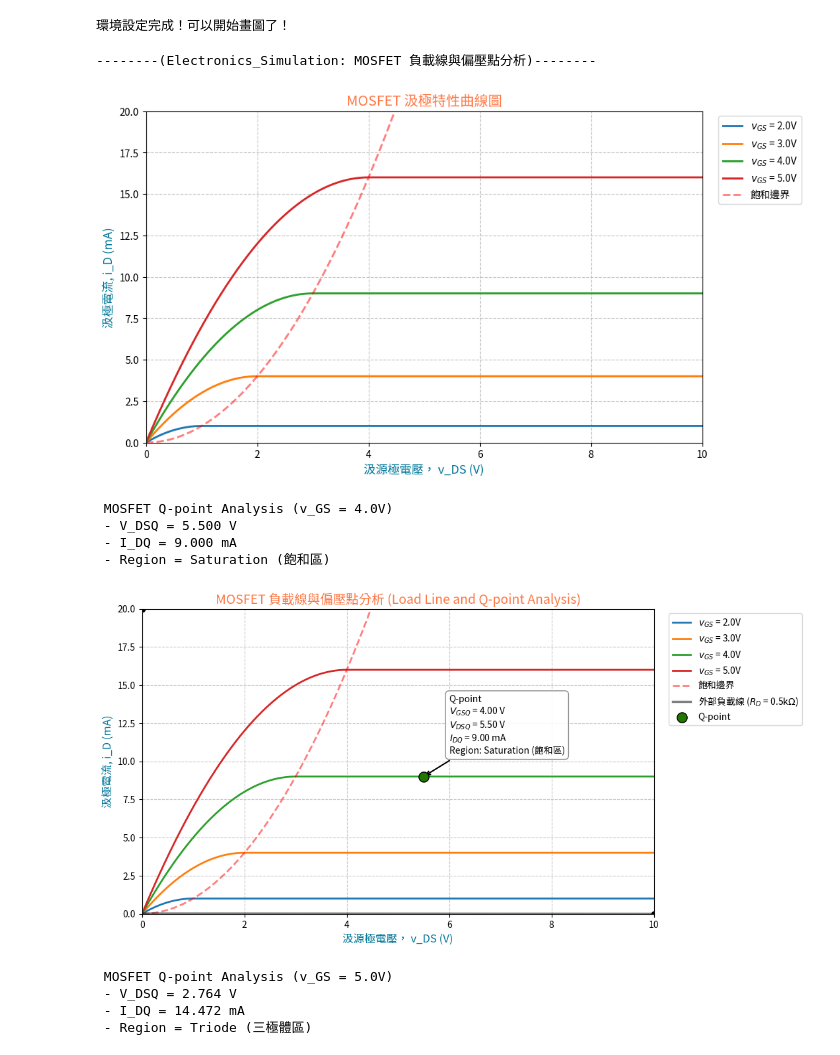
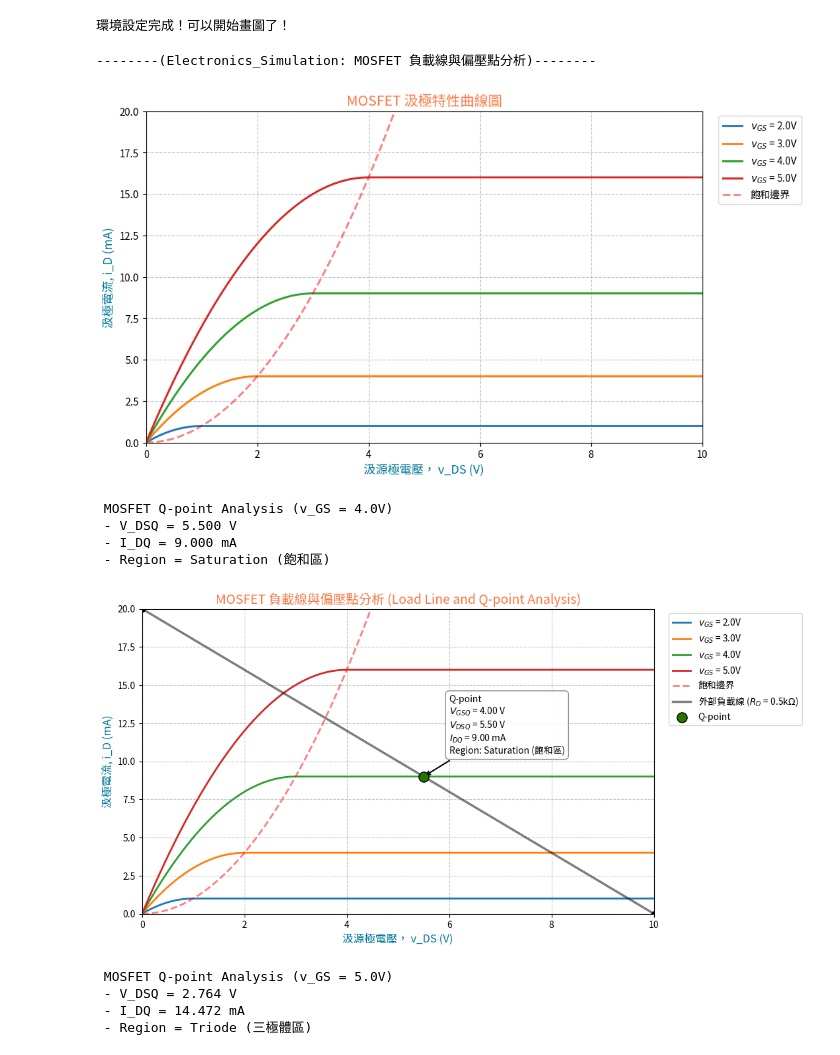
Before and after one commit to u9828057/Python_Practice, a Jupyter notebook: Electronics_with_Python/Electronics_Simulation_08_29_MOSFET_負載線與偏壓點分析.ipynb, the cells around one changed output. Drawn from its saved outputs; the diff is of its cells as text; code cells hidden in the pictures.

```diff
--- a/Electronics_with_Python/Electronics_Simulation_08_29_MOSFET_負載線與偏壓點分析.ipynb
+++ b/Electronics_with_Python/Electronics_Simulation_08_29_MOSFET_負載線與偏壓點分析.ipynb
@@ -69,7 +69,7 @@ def plot_mosfet_analysis(show_loadline=False, v_GS_Q=4.0):
   if show_loadline:
 
     # --- A. 繪製外部負載線 ---
-    i_D_loadline = (V_DD - v_DS)/R_D
+    i_D_loadline = (V_DD - v_DS)/R_D * 1000
 
     plt.plot(v_DS, i_D_loadline, "k-",
         label=rf"外部負載線 ($R_D$ = {R_D/1000:.1f}k$\Omega$)",
@@ -175,34 +175,34 @@ def plot_mosfet_analysis(show_loadline=False, v_GS_Q=4.0):
 
   # 將圖例移至右側外圍
   plt.legend(fontsize=10, loc="upper left", bbox_to_anchor=(1.02, 1))
   plt.xlim(0, 10)
   plt.ylim(0, 20)
 
   # 儲存與顯示圖片
   plt.savefig(file_name, dpi=300, bbox_inches="tight")
   plt.show()
 
 
 #=================================
 # ◇ 執行函式: 漸進產出圖片
 #=================================
 
 # 第一張圖片: 純元件特性 (不包含負載線)
 plot_mosfet_analysis(show_loadline=False)
 
 # 第二張圖片: 疊加負載線，並求出 v_GS = 4.0V 時的 Q-point
 plot_mosfet_analysis(show_loadline=True, v_GS_Q=4.0)
 
 # 第三張圖片: 測試 v_GS = 5.0V 時的 Q-point
 plot_mosfet_analysis(show_loadline=True, v_GS_Q=5.0)
 # %% [output]
 --------(Electronics_Simulation: MOSFET 負載線與偏壓點分析)--------
 [figure]
  MOSFET Q-point Analysis (v_GS = 4.0V)
  - V_DSQ = 5.500 V
  - I_DQ = 9.000 mA
  - Region = Saturation (飽和區)
-[figure, old version]
+[figure, new version]
  MOSFET Q-point Analysis (v_GS = 5.0V)
  - V_DSQ = 2.764 V
  - I_DQ = 14.472 mA
```
Also changed, not shown: parts of 2 cells of this notebook.
